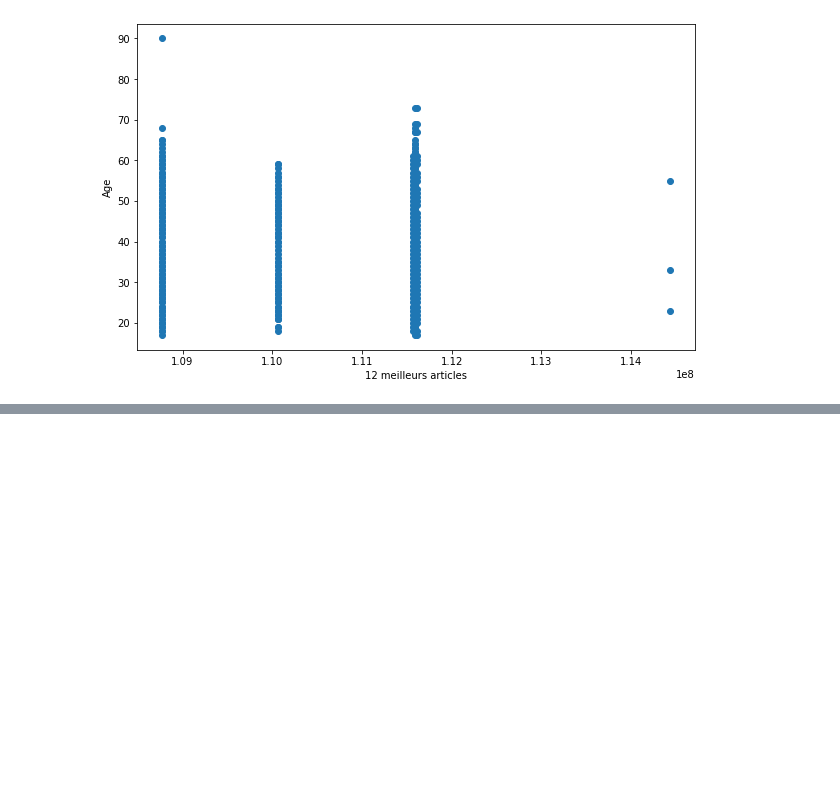
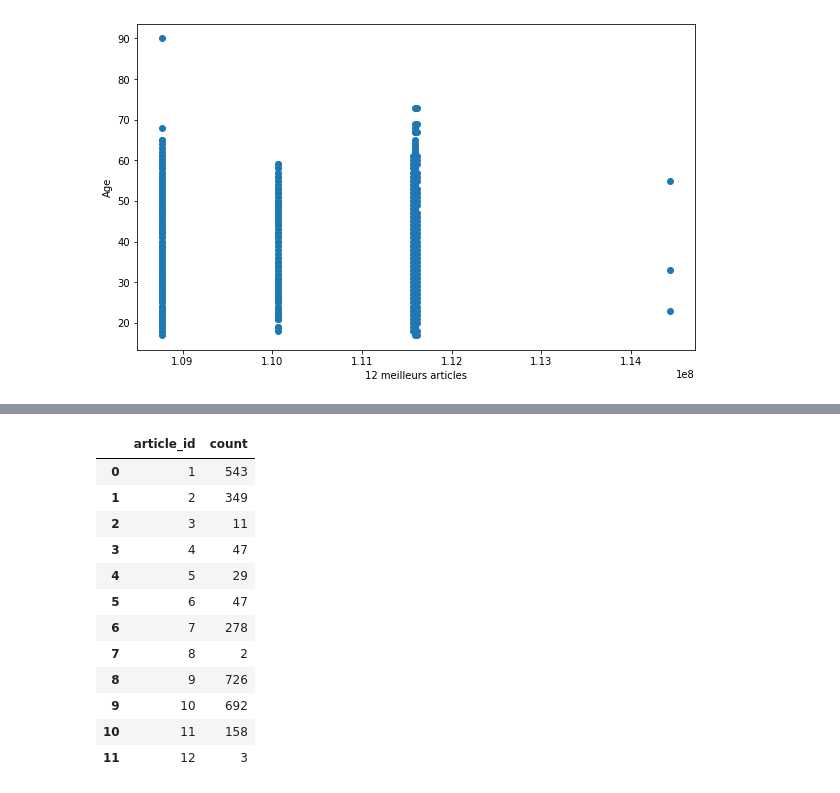
Before and after one commit to treb93/pyhm, a Jupyter notebook: clust_cust.ipynb, the cells around one changed output, grey strips where cells are left out. Cells and saved outputs as stored; diff of their text form; code cells hidden in the pictures; blank space fills up the shorter version.

```diff
--- a/clust_cust.ipynb
+++ b/clust_cust.ipynb
@@ -293,0 +310,20 @@ plt.ylabel('Age');
+# %%
+# Remplacement des index des articles du df Best 12 pour une meilleure représentation graphique
+best12_simplified = best12.replace(to_replace =[108775015, 108775044, 108775051, 110065001, 110065002,
+                                                110065011, 111565001, 111565003, 111586001, 111593001,
+                                                111609001, 114428030 ], value = [1,2,3,4,5,6,7,8,9,10,11,12])
+best12_simplified
+# %% [output]
+|  | article_id | count |
+| 0 | 1 | 543 |
+| 1 | 2 | 349 |
+| 2 | 3 | 11 |
+| 3 | 4 | 47 |
+| 4 | 5 | 29 |
+| 5 | 6 | 47 |
+| 6 | 7 | 278 |
+| 7 | 8 | 2 |
+| 8 | 9 | 726 |
+| 9 | 10 | 692 |
+| 10 | 11 | 158 |
+| 11 | 12 | 3 |
```
Also changed, not shown: parts of 3 cells of this notebook.
